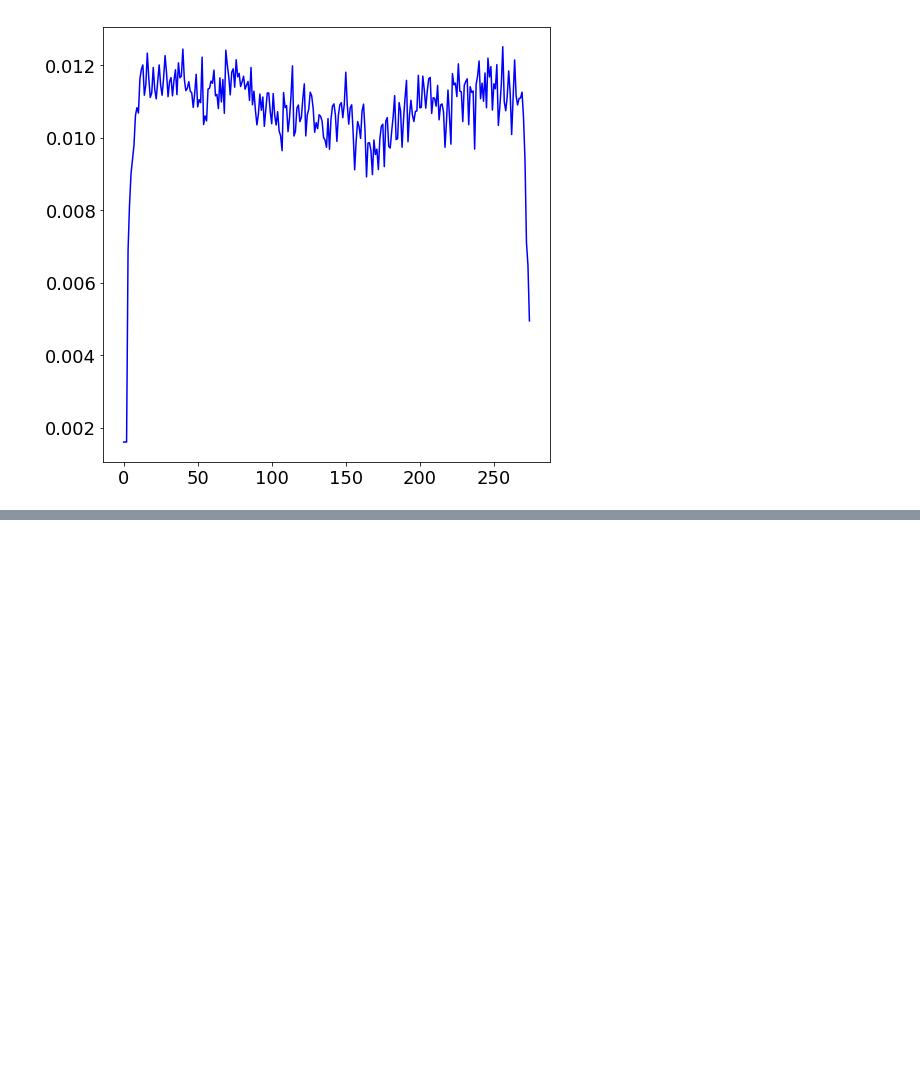
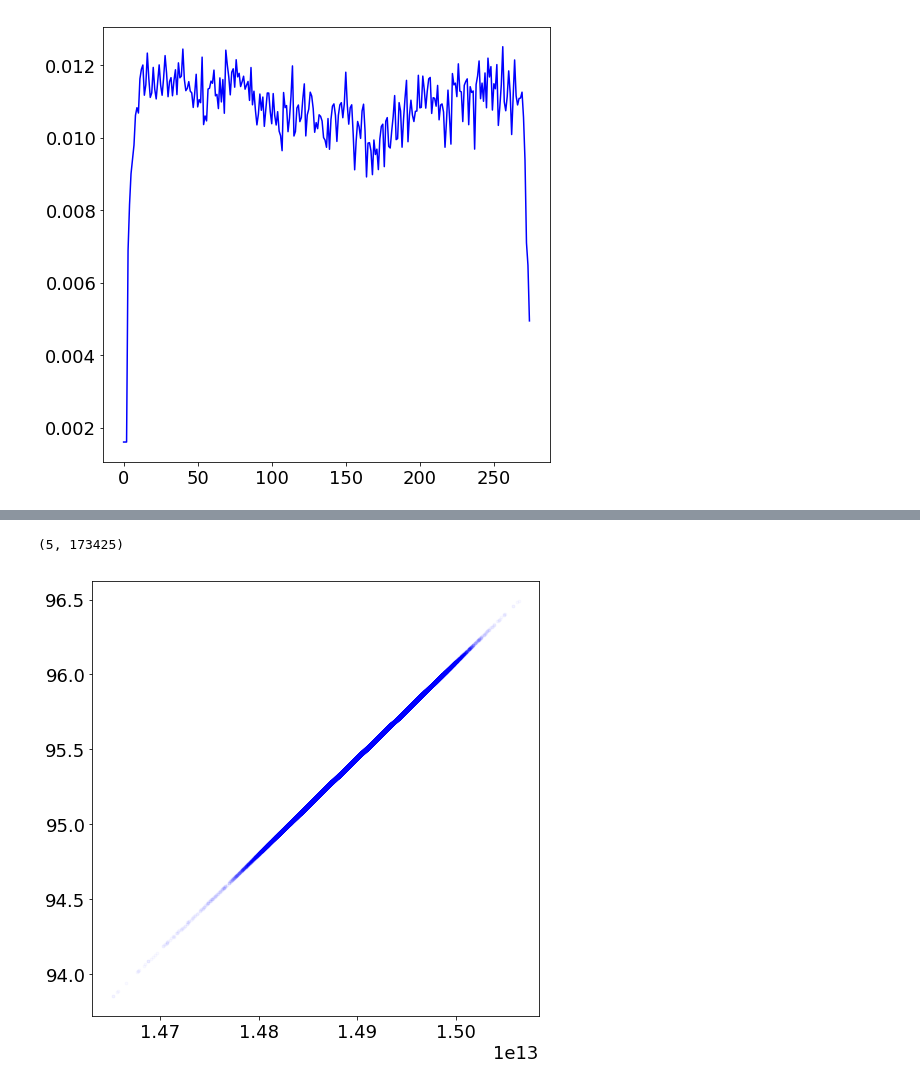
Before and after one commit to sioan/softXRayDataAndControls, a Jupyter notebook: experimentSpecificFiles/sxri0414/for_pub/regression_approach_run60-delay.ipynb, the cells around one changed output, grey strips where cells are left out. Cells and saved outputs as stored; diff of their text form; code cells hidden in the pictures; blank space fills up the shorter version.

```diff
--- a/experimentSpecificFiles/sxri0414/for_pub/regression_approach_run60-delay.ipynb
+++ b/experimentSpecificFiles/sxri0414/for_pub/regression_approach_run60-delay.ipynb
@@ -676,0 +681,4 @@ show()
+# %%
+my_matrix = array([ones(len(y)),y,x,energy,(x-mean(x))*(energy-mean(energy))]).transpose()
+# %%
+s,u = eig(dot(my_matrix.transpose(),my_matrix))
@@ -676,0 +698,10 @@ show()
+# %%
+v = dot(diag(s),dot(u,my_matrix.transpose()))
+v.shape
+# %% [output]
+(5, 173425)
+# %%
+plot(v[0],v[2],'.',alpha=0.02)
+show()
+# %% [output]
+[figure, added]
```
Also changed, not shown: parts of 26 cells of this notebook.
